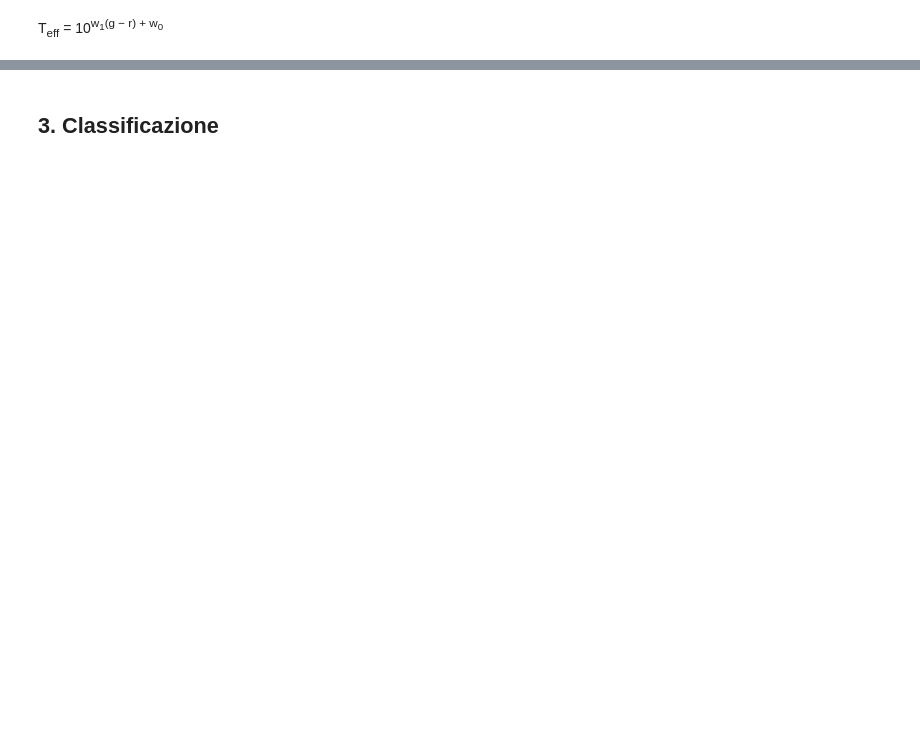
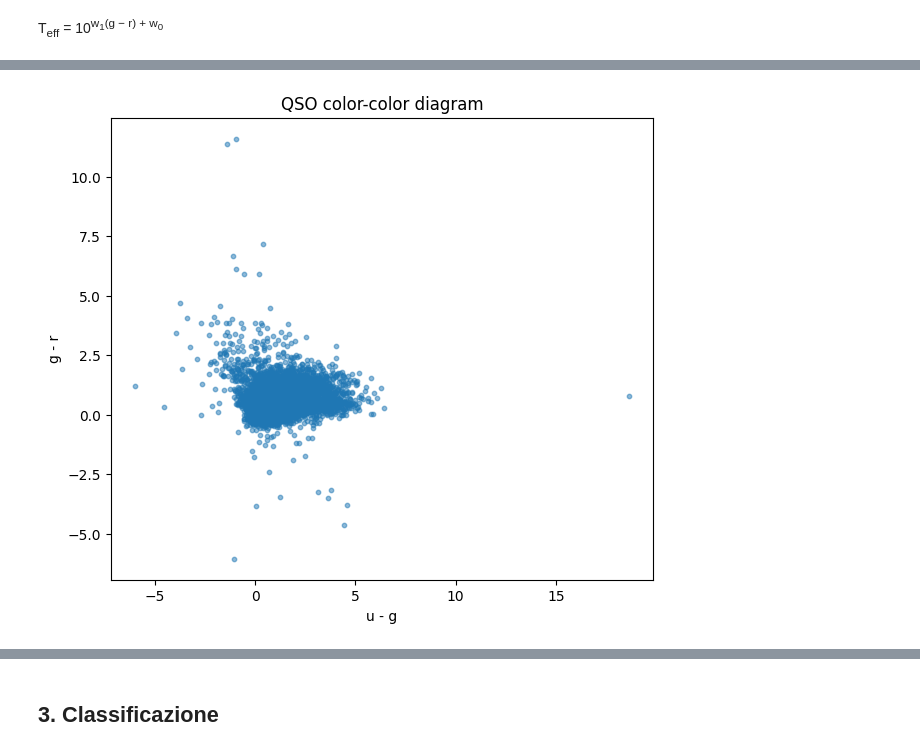
Before and after one commit to FabianCalangiu/Astronomical-Objects-Analysis, a Jupyter notebook: notebooks/astronomical_analysis.ipynb, the cells around one changed output, grey strips where cells are left out. Saved outputs shown, nothing was run; the diff lists cells and outputs as text; code cells hidden in the pictures; blank space fills up the shorter version.

```diff
--- a/notebooks/astronomical_analysis.ipynb
+++ b/notebooks/astronomical_analysis.ipynb
@@ -273,10 +378,12 @@ qso["g_r"] = qso["green"] - qso["red"]
 # %%
 plt.figure(figsize=(7,6))
 plt.scatter(qso["u_g"], qso["g_r"], s=10, alpha=0.5)
-plt.xlabel("u − g")
-plt.ylabel("g − r")
-plt.title("QSO color–color diagram")
+plt.xlabel("u - g")
+plt.ylabel("g - r")
+plt.title("QSO color-color diagram")
 plt.show()
+# %% [output]
+[figure, added]
 # %%
 plt.figure(figsize=(10,8))
 
```
Also changed, not shown: parts of 38 cells of this notebook.
